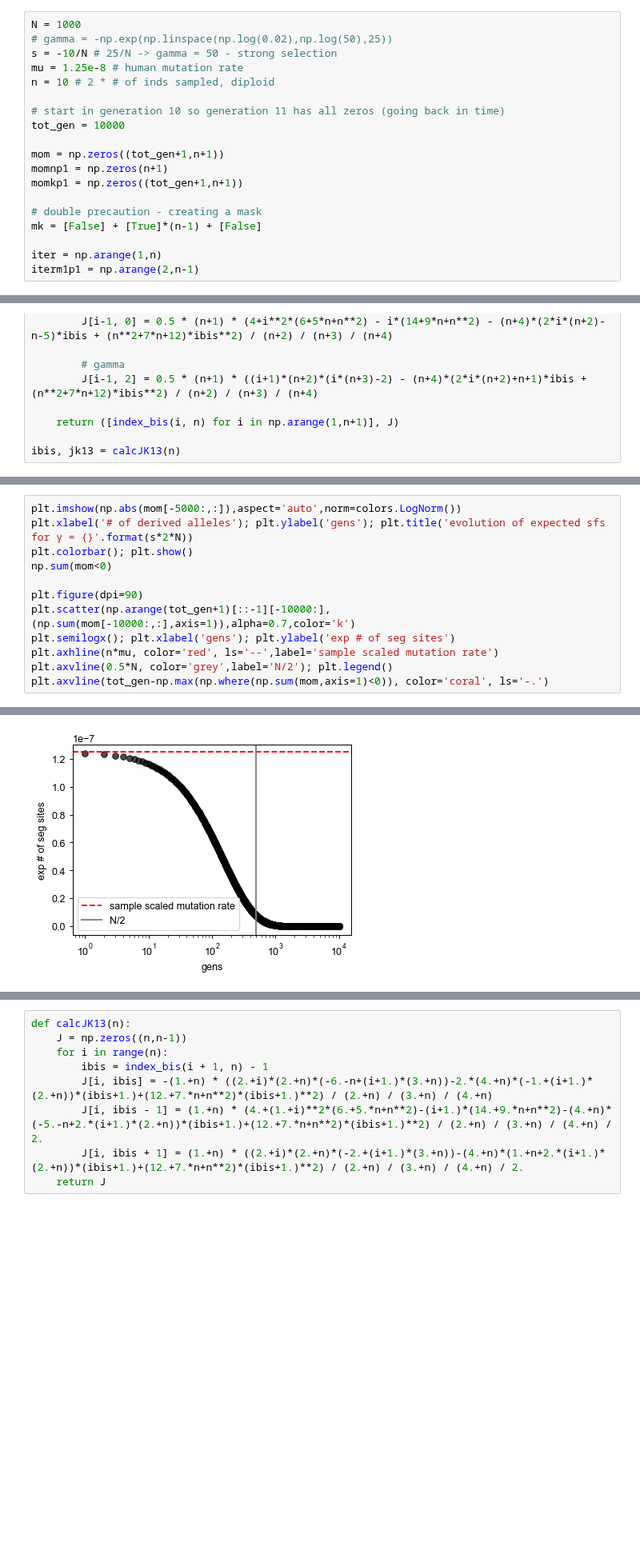
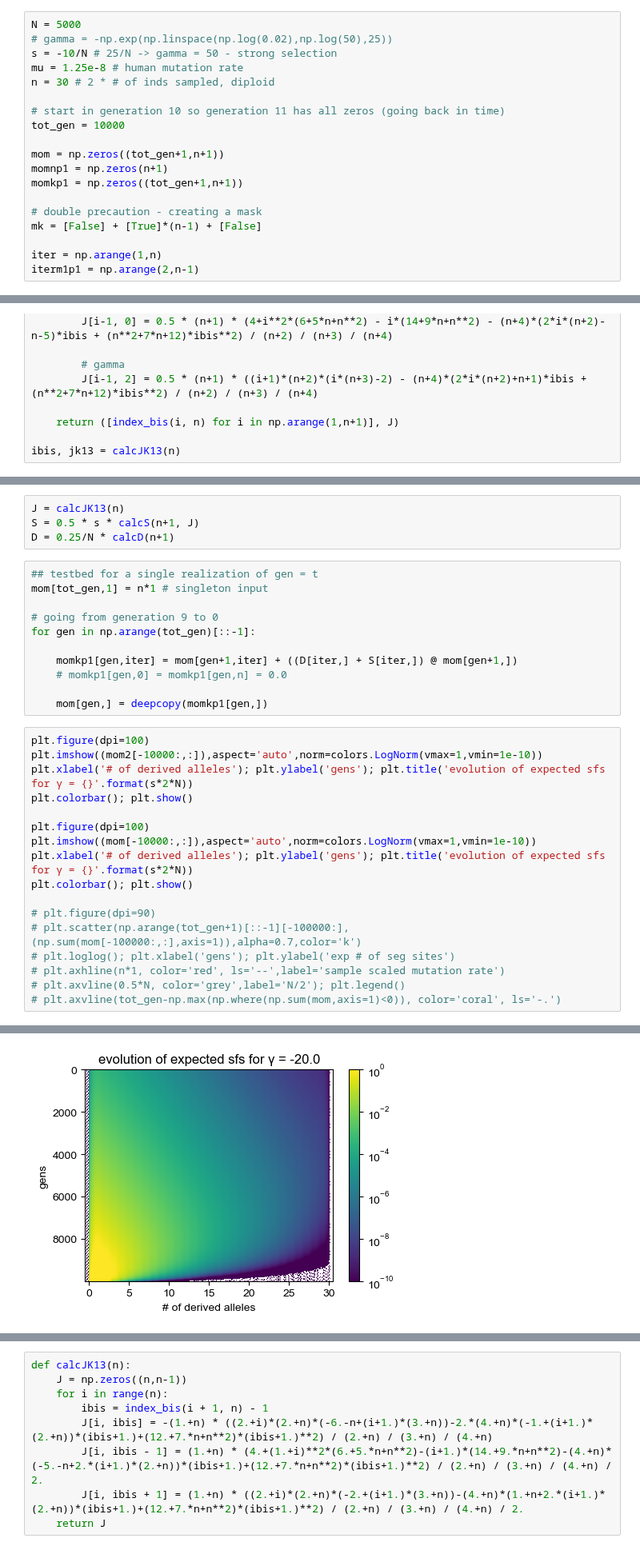
Before and after one commit to VivaswatS/selCoefEst, a Jupyter notebook: mom-framework.ipynb, the cells around one changed output, grey strips where cells are left out. Shown at 80% size. Cells and saved outputs as stored; diff of their text form; blank space fills up the shorter version.

Commit message:
working framework (double checked with 'moments' code) - use for future plots

```diff
--- a/mom-framework.ipynb
+++ b/mom-framework.ipynb
@@ -24,11 +24,11 @@ plt.rcParams["figure.figsize"] = [5, 3.5]
 plt.rcParams["figure.dpi"] = 110
 plt.rcParams.update({"figure.facecolor": "white"})
 # %%
-N = 1000
+N = 5000
 # gamma = -np.exp(np.linspace(np.log(0.02),np.log(50),25))
 s = -10/N # 25/N -> gamma = 50 - strong selection
 mu = 1.25e-8 # human mutation rate
-n = 10 # 2 * # of inds sampled, diploid
+n = 30 # 2 * # of inds sampled, diploid
 
 # start in generation 10 so generation 11 has all zeros (going back in time)
 tot_gen = 10000
@@ -100,13 +97,33 @@ for gen in np.arange(tot_gen)[::-1]:
+# %%
+J = calcJK13(n)
+S = 0.5 * s * calcS(n+1, J)
+D = 0.25/N * calcD(n+1)
+# %%
+## testbed for a single realization of gen = t
+mom[tot_gen,1] = n*1 # singleton input
+
+# going from generation 9 to 0
+for gen in np.arange(tot_gen)[::-1]:
+
+    momkp1[gen,iter] = mom[gen+1,iter] + ((D[iter,] + S[iter,]) @ mom[gen+1,])
+    # momkp1[gen,0] = momkp1[gen,n] = 0.0
+
+    mom[gen,] = deepcopy(momkp1[gen,])
 # %%
-plt.imshow(np.abs(mom[-5000:,:]),aspect='auto',norm=colors.LogNorm())
+plt.figure(dpi=100)
+plt.imshow((mom2[-10000:,:]),aspect='auto',norm=colors.LogNorm(vmax=1,vmin=1e-10))
 plt.xlabel('# of derived alleles'); plt.ylabel('gens'); plt.title('evolution of expected sfs for γ = {}'.format(s*2*N))
 plt.colorbar(); plt.show()
-np.sum(mom<0)
 
-plt.figure(dpi=90)
-plt.scatter(np.arange(tot_gen+1)[::-1][-10000:],(np.sum(mom[-10000:,:],axis=1)),alpha=0.7,color='k')
-plt.semilogx(); plt.xlabel('gens'); plt.ylabel('exp # of seg sites')
-plt.axhline(n*mu, color='red', ls='--',label='sample scaled mutation rate')
-plt.axvline(0.5*N, color='grey',label='N/2'); plt.legend()
-plt.axvline(tot_gen-np.max(np.where(np.sum(mom,axis=1)<0)), color='coral', ls='-.')
+plt.figure(dpi=100)
+plt.imshow((mom[-10000:,:]),aspect='auto',norm=colors.LogNorm(vmax=1,vmin=1e-10))
+plt.xlabel('# of derived alleles'); plt.ylabel('gens'); plt.title('evolution of expected sfs for γ = {}'.format(s*2*N))
+plt.colorbar(); plt.show()
+
+# plt.figure(dpi=90)
+# plt.scatter(np.arange(tot_gen+1)[::-1][-100000:],(np.sum(mom[-100000:,:],axis=1)),alpha=0.7,color='k')
+# plt.loglog(); plt.xlabel('gens'); plt.ylabel('exp # of seg sites')
+# plt.axhline(n*1, color='red', ls='--',label='sample scaled mutation rate')
+# plt.axvline(0.5*N, color='grey',label='N/2'); plt.legend()
+# plt.axvline(tot_gen-np.max(np.where(np.sum(mom,axis=1)<0)), color='coral', ls='-.')
 # %% [output]
@@ -115 +131 @@ ValueError: zero-size array to reduction operation maximum which has no identity
-[figure, old version]
+[figure, new version]
```
Also changed, not shown: parts of 9 cells of this notebook.
